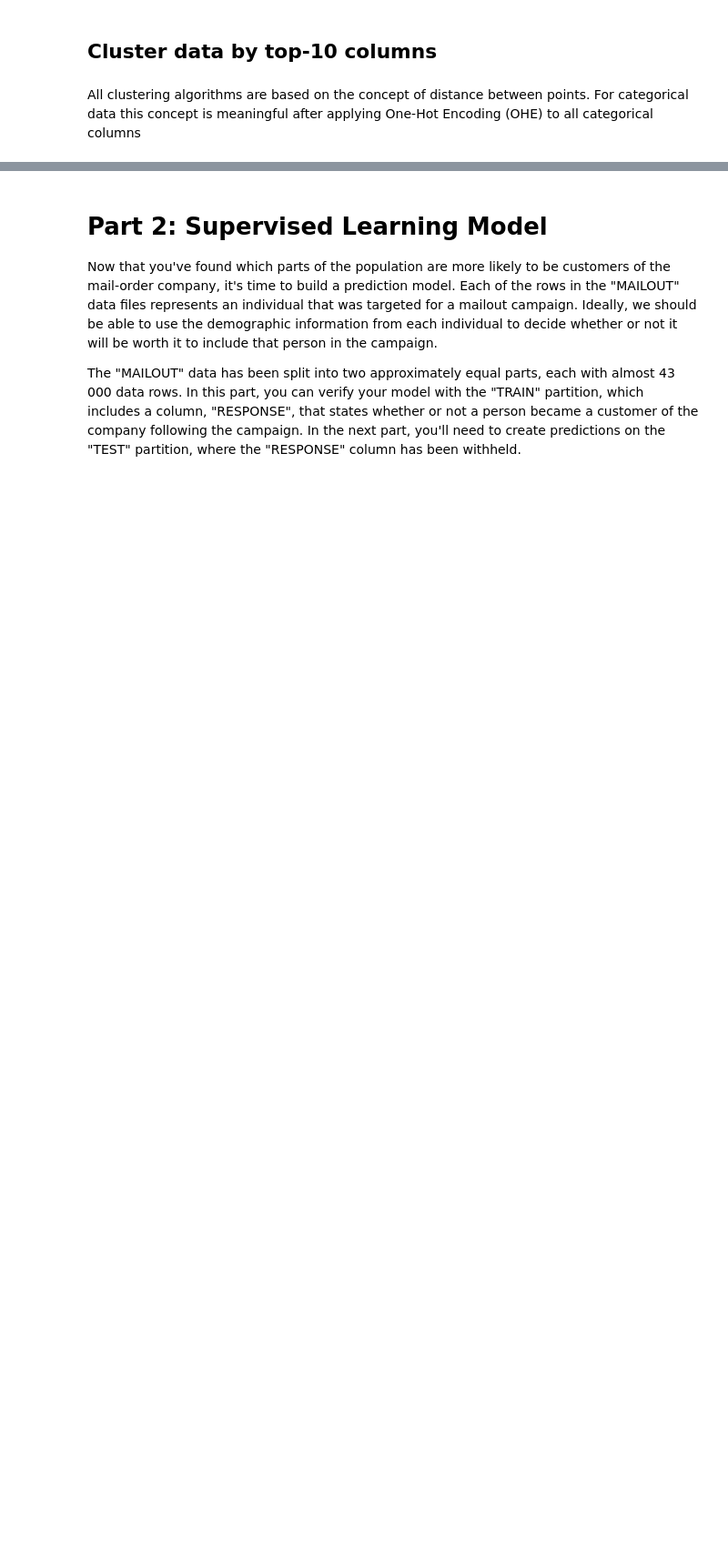
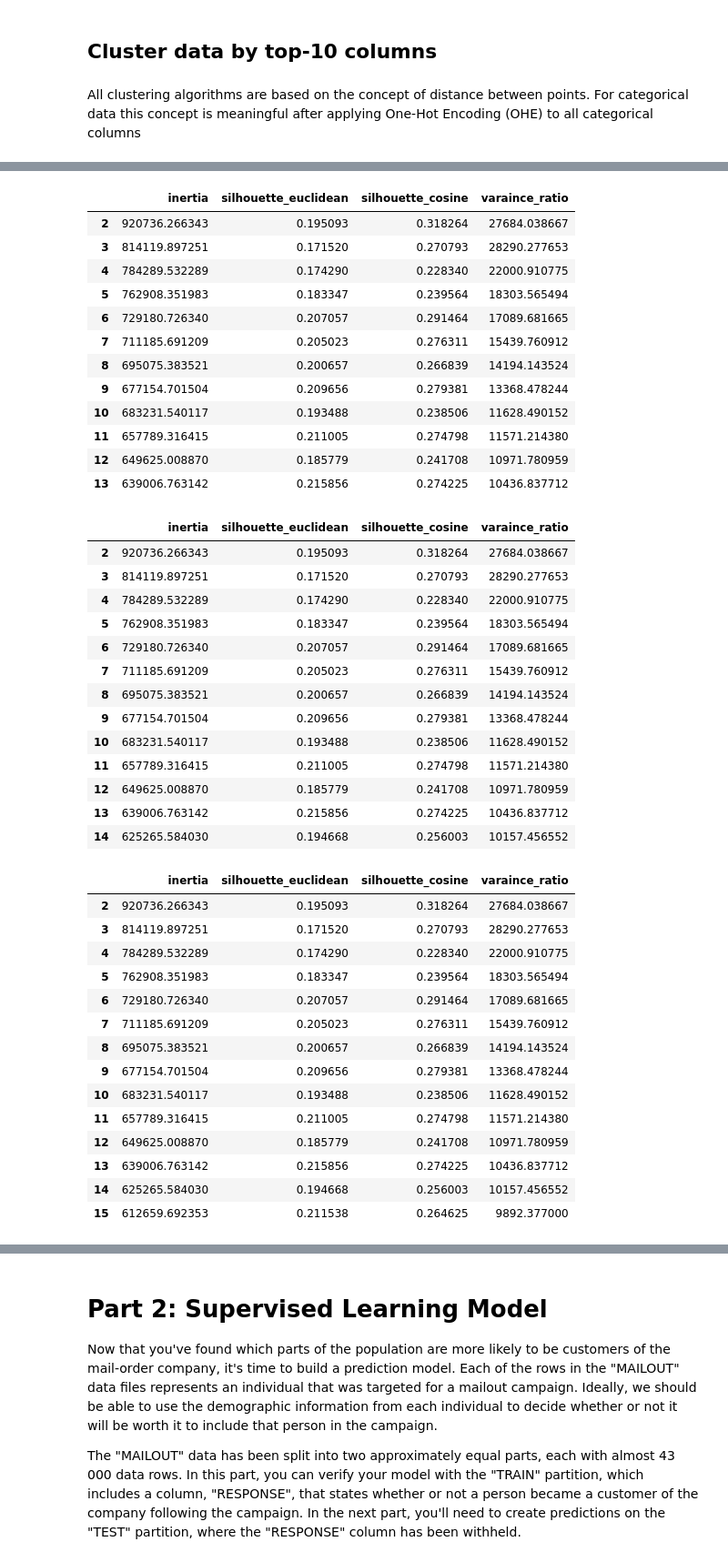
Before and after one commit to olalakul/udacity-MLengineer-capstone, a Jupyter notebook: Arvato Project Workbook.ipynb, the cells around one changed output, grey strips where cells are left out. Shown at 91% size. Saved outputs shown, nothing was run; the diff lists cells and outputs as text; code cells hidden in the pictures; blank space fills up the shorter version.

```diff
--- a/Arvato Project Workbook.ipynb
+++ b/Arvato Project Workbook.ipynb
@@ -42,6 +44,9 @@ azdias = pd.read_csv('./arvato_data/Udacity_AZDIAS_052018.csv', sep=';',
                      low_memory=False, index_col='LNR')
 customers = pd.read_csv('./arvato_data/Udacity_CUSTOMERS_052018.csv', sep=';',
                         low_memory=False, index_col='LNR')
+# %%
+azdias.drop(['EINGEFUEGT_AM'], axis=1, inplace=True)
+customers.drop(['EINGEFUEGT_AM'], axis=1, inplace=True)
 # %%
 print(azdias.shape)
 azdias.head()
@@ -380,0 +445,16 @@ data_ohe.head()
+# %%
+kmeans_evaluation = pd.DataFrame(columns=['inertia',
+                                          'silhouette_euclidean', 'silhouette_cosine',
+                                          'varaince_ratio'], dtype=float)
+for k in range(2,16):
+    kmeans = MiniBatchKMeans(n_clusters=k, batch_size=2**13, n_init=7, max_iter=1000)
+    kmeans.fit(customers_ohe)
+    #print(k, 'inertia ', kmeans.inertia_)
+    kmeans_evaluation.loc[k, 'inertia'] = kmeans.inertia_
+    kmeans_evaluation.loc[k, 'silhouette_euclidean'] = metrics.silhouette_score(customers_ohe,
+                                                                                kmeans.labels_, metric='euclidean')
+    kmeans_evaluation.loc[k, 'silhouette_cosine'] = metrics.silhouette_score(customers_ohe,
+                                                                             kmeans.labels_, metric='cosine')
+    kmeans_evaluation.loc[k, 'varaince_ratio'] = metrics.calinski_harabasz_score(customers_ohe, kmeans.labels_)
+    display(kmeans_evaluation)
+# %% [output]
@@ -380,0 +538,42 @@ data_ohe.head()
+|  | inertia | silhouette_euclidean | silhouette_cosine | varaince_ratio |
+| 2 | 920736.266343 | 0.195093 | 0.318264 | 27684.038667 |
+| 3 | 814119.897251 | 0.171520 | 0.270793 | 28290.277653 |
+| 4 | 784289.532289 | 0.174290 | 0.228340 | 22000.910775 |
+| 5 | 762908.351983 | 0.183347 | 0.239564 | 18303.565494 |
+| 6 | 729180.726340 | 0.207057 | 0.291464 | 17089.681665 |
+| 7 | 711185.691209 | 0.205023 | 0.276311 | 15439.760912 |
+| 8 | 695075.383521 | 0.200657 | 0.266839 | 14194.143524 |
+| 9 | 677154.701504 | 0.209656 | 0.279381 | 13368.478244 |
+| 10 | 683231.540117 | 0.193488 | 0.238506 | 11628.490152 |
+| 11 | 657789.316415 | 0.211005 | 0.274798 | 11571.214380 |
+| 12 | 649625.008870 | 0.185779 | 0.241708 | 10971.780959 |
+| 13 | 639006.763142 | 0.215856 | 0.274225 | 10436.837712 |
+|  | inertia | silhouette_euclidean | silhouette_cosine | varaince_ratio |
+| 2 | 920736.266343 | 0.195093 | 0.318264 | 27684.038667 |
+| 3 | 814119.897251 | 0.171520 | 0.270793 | 28290.277653 |
+| 4 | 784289.532289 | 0.174290 | 0.228340 | 22000.910775 |
+| 5 | 762908.351983 | 0.183347 | 0.239564 | 18303.565494 |
+| 6 | 729180.726340 | 0.207057 | 0.291464 | 17089.681665 |
+| 7 | 711185.691209 | 0.205023 | 0.276311 | 15439.760912 |
+| 8 | 695075.383521 | 0.200657 | 0.266839 | 14194.143524 |
+| 9 | 677154.701504 | 0.209656 | 0.279381 | 13368.478244 |
+| 10 | 683231.540117 | 0.193488 | 0.238506 | 11628.490152 |
+| 11 | 657789.316415 | 0.211005 | 0.274798 | 11571.214380 |
+| 12 | 649625.008870 | 0.185779 | 0.241708 | 10971.780959 |
+| 13 | 639006.763142 | 0.215856 | 0.274225 | 10436.837712 |
+| 14 | 625265.584030 | 0.194668 | 0.256003 | 10157.456552 |
+|  | inertia | silhouette_euclidean | silhouette_cosine | varaince_ratio |
+| 2 | 920736.266343 | 0.195093 | 0.318264 | 27684.038667 |
+| 3 | 814119.897251 | 0.171520 | 0.270793 | 28290.277653 |
+| 4 | 784289.532289 | 0.174290 | 0.228340 | 22000.910775 |
+| 5 | 762908.351983 | 0.183347 | 0.239564 | 18303.565494 |
+| 6 | 729180.726340 | 0.207057 | 0.291464 | 17089.681665 |
+| 7 | 711185.691209 | 0.205023 | 0.276311 | 15439.760912 |
+| 8 | 695075.383521 | 0.200657 | 0.266839 | 14194.143524 |
+| 9 | 677154.701504 | 0.209656 | 0.279381 | 13368.478244 |
+| 10 | 683231.540117 | 0.193488 | 0.238506 | 11628.490152 |
+| 11 | 657789.316415 | 0.211005 | 0.274798 | 11571.214380 |
+| 12 | 649625.008870 | 0.185779 | 0.241708 | 10971.780959 |
+| 13 | 639006.763142 | 0.215856 | 0.274225 | 10436.837712 |
+| 14 | 625265.584030 | 0.194668 | 0.256003 | 10157.456552 |
+| 15 | 612659.692353 | 0.211538 | 0.264625 | 9892.377000 |
```
Also changed, not shown: parts of 21 cells of this notebook.
